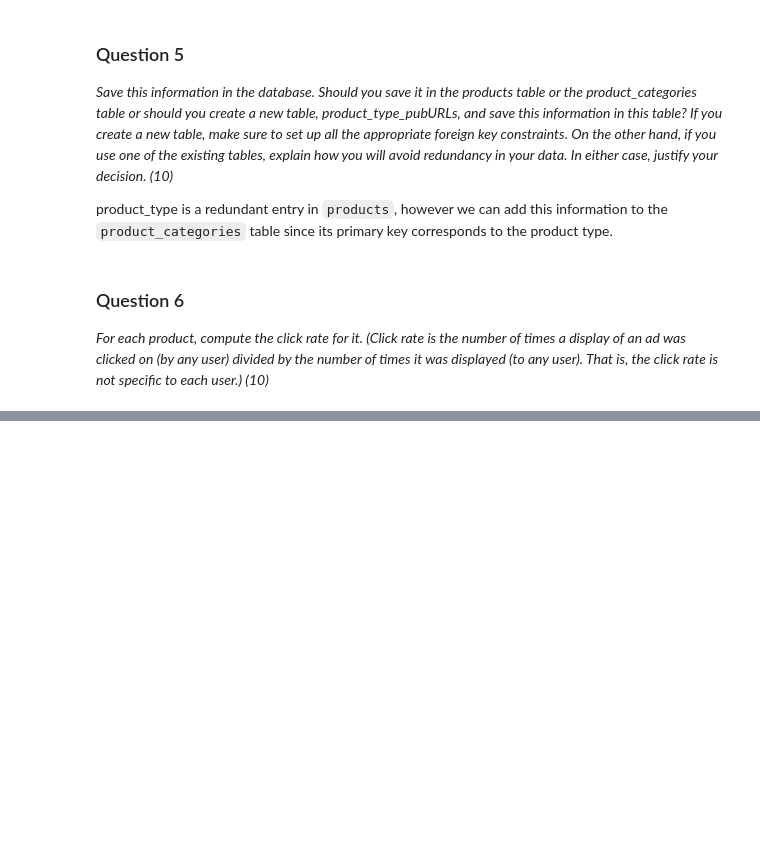
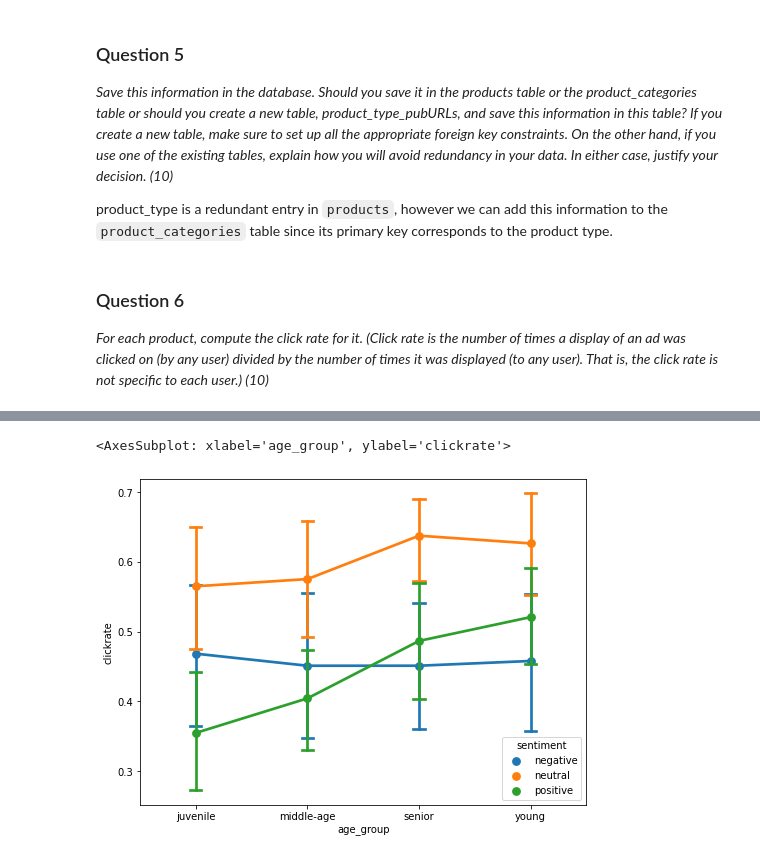
Before and after one commit to ntolley/data1050_project, a Jupyter notebook: notebooks/data1050_project.ipynb, the cells around one changed output, grey strips where cells are left out. Drawn from its saved outputs; the diff is of its cells as text; code cells hidden in the pictures; blank space fills up the shorter version.

```diff
--- a/notebooks/data1050_project.ipynb
+++ b/notebooks/data1050_project.ipynb
@@ -300,0 +420,7 @@ product_clickrate
+# %%
+type_sentiment_agegroup_groupby = log_product_type_df.groupby(['product_type', 'sentiment', 'age_group'])['clickORnot']
+
+type_sentiment_agegroup_clickrate = type_sentiment_agegroup_groupby.sum() / type_sentiment_agegroup_groupby.count()
+type_sentiment_agegroup_clickrate.rename('clickrate', inplace=True)
+
+type_sentiment_agegroup_clickrate =  type_sentiment_agegroup_clickrate.reset_index(0).reset_index(0).reset_index(0)
@@ -300,0 +443,6 @@ product_clickrate
+# %%
+plt.figure(figsize=(8,6))
+sns.pointplot(data=type_sentiment_agegroup_clickrate, y='clickrate', x='age_group', hue='sentiment', capsize=0.1)
+# %% [output]
+<AxesSubplot: xlabel='age_group', ylabel='clickrate'>
+[figure, added]
```
Also changed, not shown: parts of 18 cells of this notebook.
